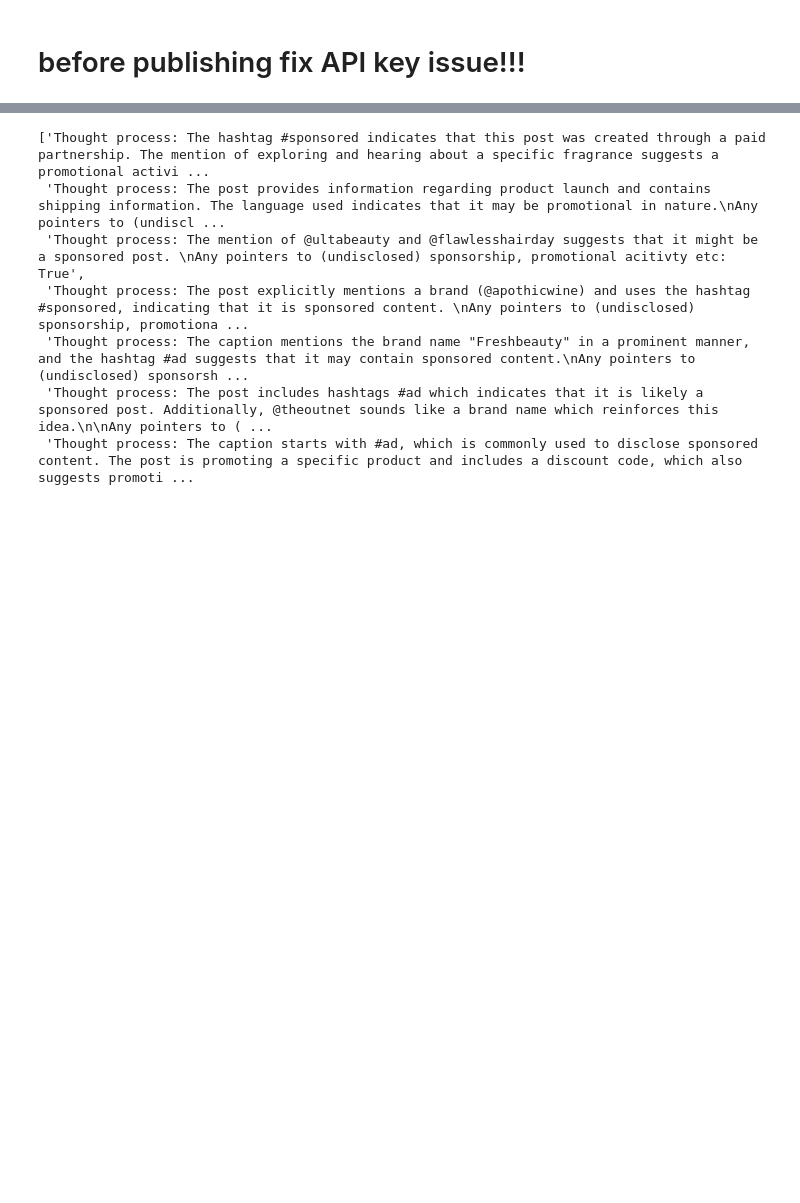
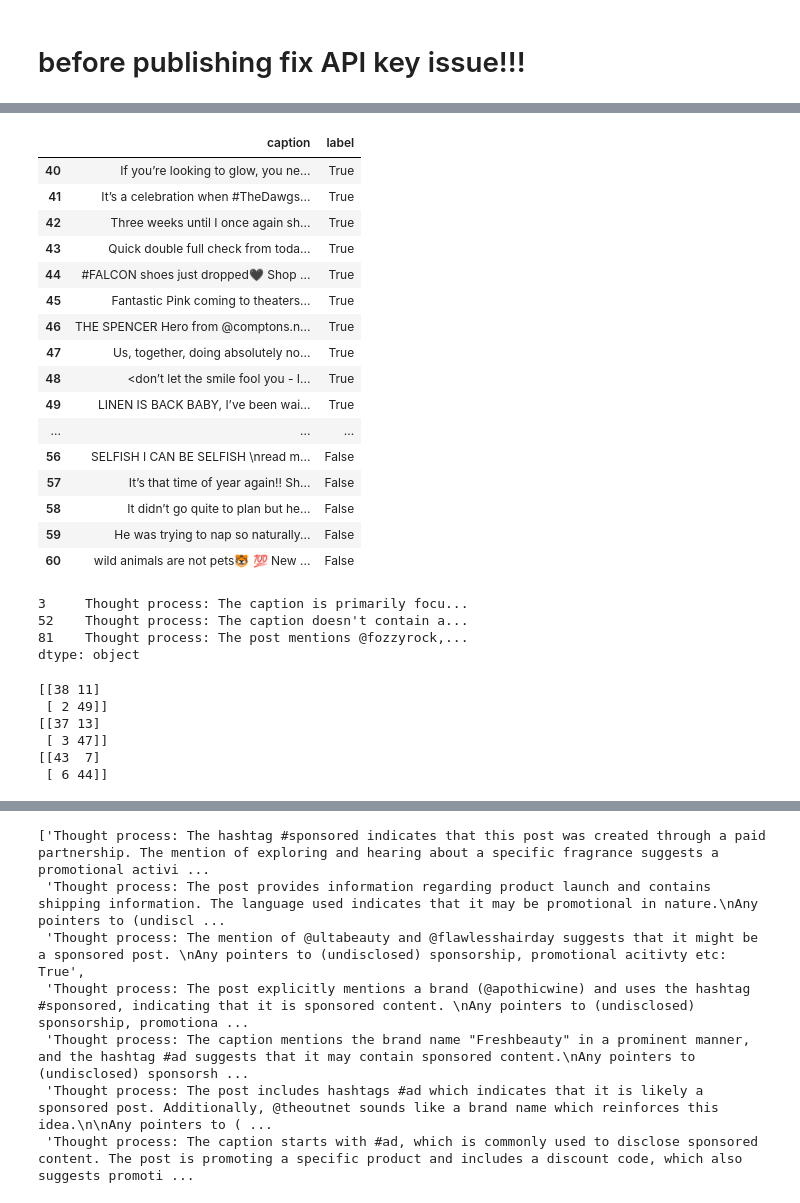
Before and after one commit to stefanhuber1510/enforcing-the-digital-services-act, a Jupyter notebook: 4-chatGPT-API/first-experiments.ipynb, the cells around one changed output, grey strips where cells are left out. Saved outputs shown, nothing was run; the diff lists cells and outputs as text; code cells hidden in the pictures; blank space fills up the shorter version.

```diff
--- a/4-chatGPT-API/first-experiments.ipynb
+++ b/4-chatGPT-API/first-experiments.ipynb
@@ -33,9 +33,9 @@ pre_df.drop(columns=["index"], inplace=True)
 df = pre_df[pre_df["has_disclosures"]==False].reset_index(drop=True)
 
 # sample 30 ads, 30 non-ads
-# df = pd.concat([df[(df.loc[:,"label"]==True)&
-#                       (df.loc[:,"baseline"]==True)].sample(40),
-#                df[(df.loc[:,"label"]==False)&
-#                       (df.loc[:,"baseline"]==False)].sample(40)]).copy()
+df = pd.concat([df[(df.loc[:,"label"]==True)&
+                      (df.loc[:,"baseline"]==True)].sample(10),
+               df[(df.loc[:,"label"]==False)&
+                      (df.loc[:,"baseline"]==False)].sample(10)]).copy()
 df.reset_index(drop=True,inplace=True)
 del pre_df
@@ -72,0 +185,20 @@ for txt in df.loc[:,"caption"]:
+# %%
+df.loc[:,"caption"]
+# %% [output]
+|  | caption | label |
+| 40 | If you’re looking to glow, you ne... | True |
+| 41 | It’s a celebration when #TheDawgs... | True |
+| 42 | Three weeks until I once again sh... | True |
+| 43 | Quick double full check from toda... | True |
+| 44 | #FALCON shoes just dropped🖤 Shop ... | True |
+| 45 | Fantastic Pink coming to theaters... | True |
+| 46 | THE SPENCER Hero from @comptons.n... | True |
+| 47 | Us, together, doing absolutely no... | True |
+| 48 | <don’t let the smile fool you - I... | True |
+| 49 | LINEN IS BACK BABY, I’ve been wai... | True |
+| ... | ... | ... |
+| 56 | SELFISH I CAN BE SELFISH \nread m... | False |
+| 57 | It’s that time of year again!! Sh... | False |
+| 58 | It didn’t go quite to plan but he... | False |
+| 59 | He was trying to nap so naturally... | False |
+| 60 | wild animals are not pets🐯 💯 New ... | False |
@@ -72,0 +219,18 @@ for txt in df.loc[:,"caption"]:
+# %%
+completions_as_boolean_3[(completions_as_boolean_3!=True) & (completions_as_boolean_3!=False)]
+# %% [output]
+3     Thought process: The caption is primarily focu...
+52    Thought process: The caption doesn't contain a...
+81    Thought process: The post mentions @fozzyrock,...
+dtype: object
+# %%
+print(confusion_matrix(completions_as_boolean_3.astype(bool),completions_as_boolean_4.astype(bool)))
+print(confusion_matrix(df["label"],completions_as_boolean_4.astype(bool)))
+print(confusion_matrix(df["label"],completions_as_boolean_3.astype(bool)))
+# %% [output]
+[[38 11]
+ [ 2 49]]
+[[37 13]
+ [ 3 47]]
+[[43  7]
+ [ 6 44]]
```
Also changed, not shown: parts of 23 cells of this notebook, 9 other files.
